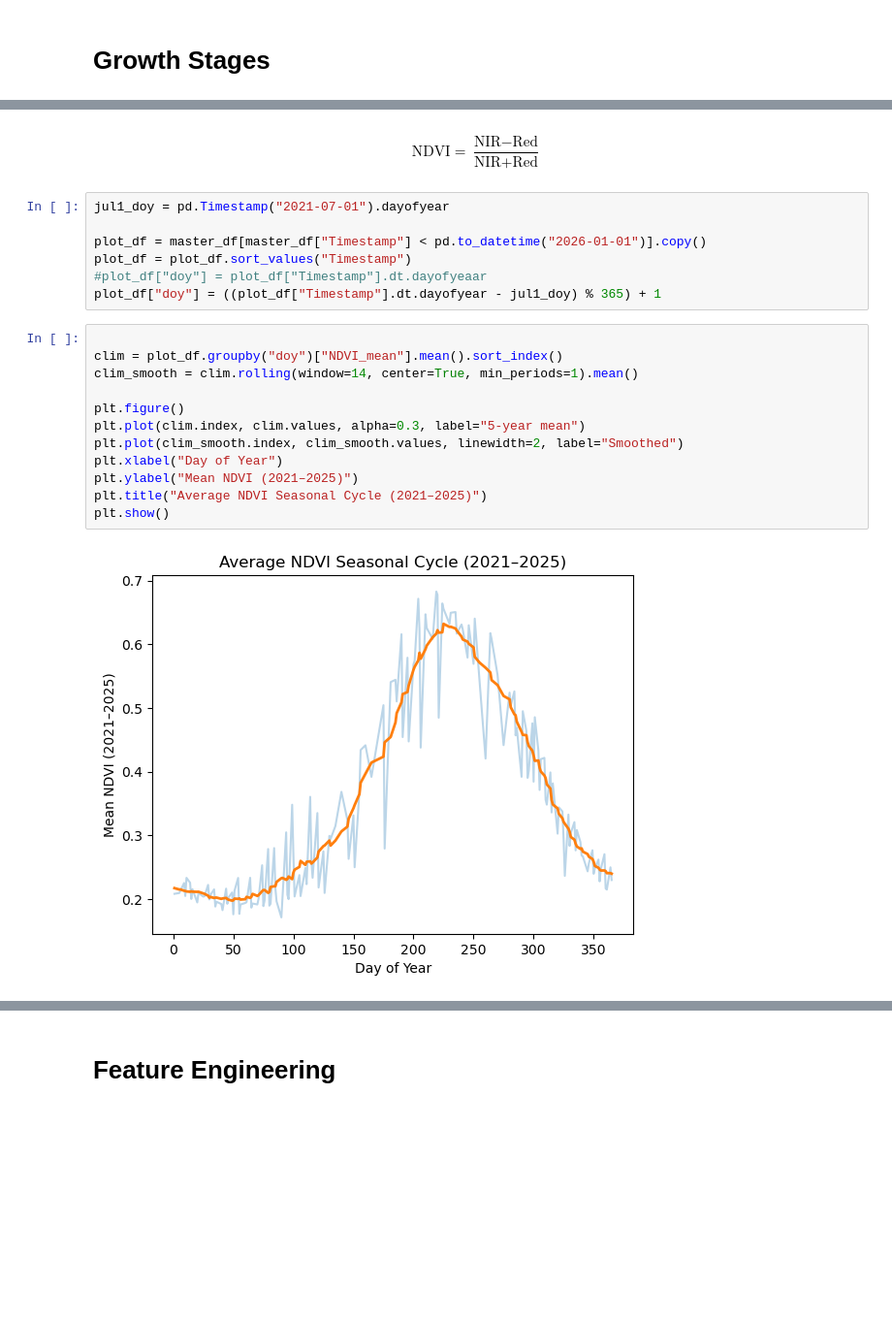
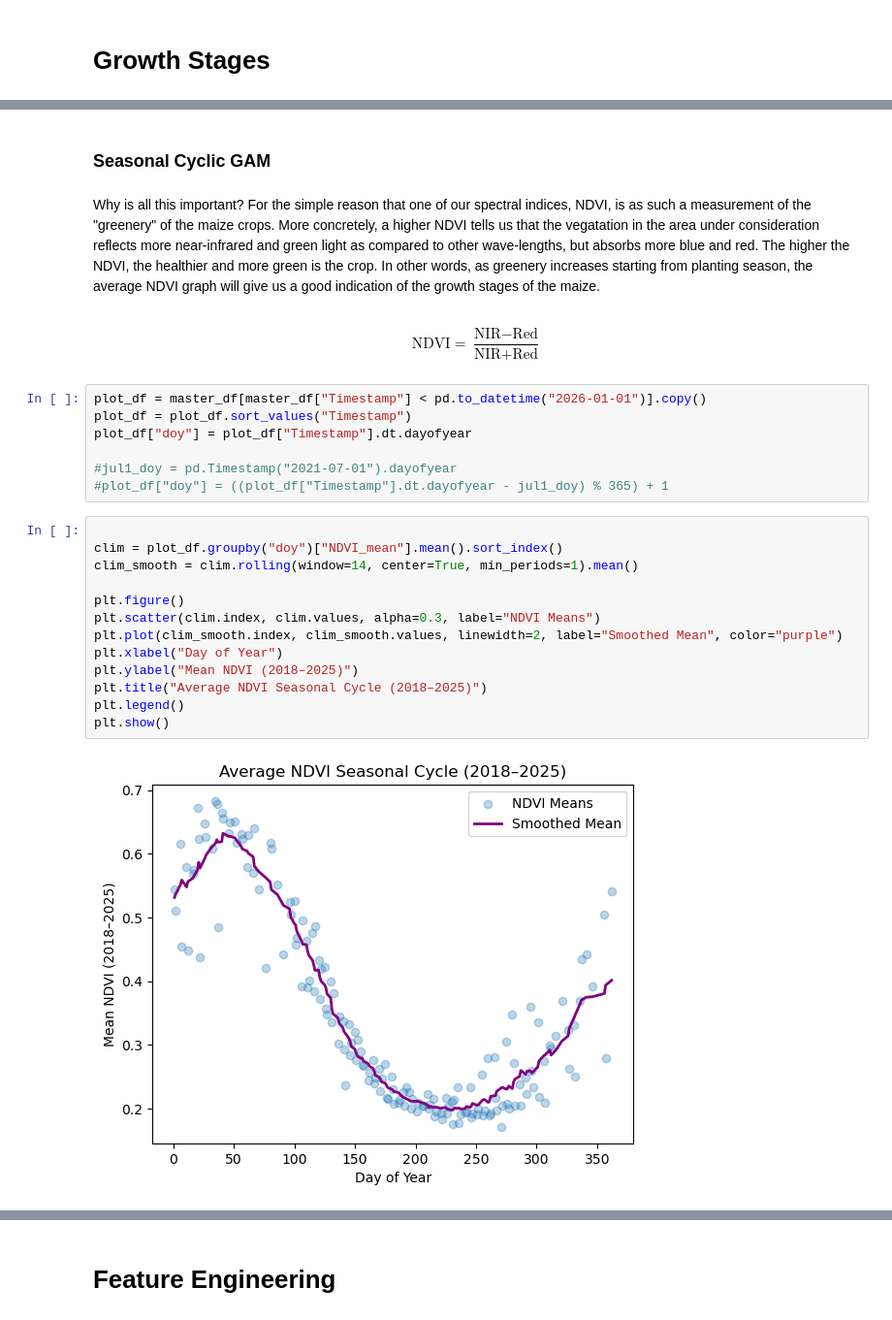
Before and after one commit to asembreek/fieldlens, a Jupyter notebook: notebooks/EDA and Dimensionality Reduction.ipynb, the cells around one changed output, grey strips where cells are left out. Shown at 97% size. Cells and saved outputs as stored; diff of their text form; blank space fills up the shorter version.

```diff
--- a/notebooks/EDA and Dimensionality Reduction.ipynb
+++ b/notebooks/EDA and Dimensionality Reduction.ipynb
@@ -119,23 +116,29 @@ Why is this important? For the simple reason that one of our spectral indices, N
+# %% [markdown]
+### Seasonal Cyclic GAM
+# %% [markdown]
+
+Why is all this important? For the simple reason that one of our spectral indices, NDVI, is as such a measurement of the "greenery" of the maize crops. More concretely, a higher NDVI tells us that the vegatation in the area under consideration reflects more near-infrared and green light as compared to other wave-lengths, but absorbs more blue and red. The higher the NDVI, the healthier and more green is the crop. In other words, as greenery increases starting from planting season, the average NDVI graph will give us a good indication of the growth stages of the maize.
 # %% [markdown]
 $$\text{NDVI}=\frac{\text{NIR} - \text{Red}}{\text{NIR} + \text{Red}}$$
 # %%
-jul1_doy = pd.Timestamp("2021-07-01").dayofyear
-
 plot_df = master_df[master_df["Timestamp"] < pd.to_datetime("2026-01-01")].copy()
 plot_df = plot_df.sort_values("Timestamp")
-#plot_df["doy"] = plot_df["Timestamp"].dt.dayofyeaar
-plot_df["doy"] = ((plot_df["Timestamp"].dt.dayofyear - jul1_doy) % 365) + 1
+plot_df["doy"] = plot_df["Timestamp"].dt.dayofyear
+
+#jul1_doy = pd.Timestamp("2021-07-01").dayofyear
+#plot_df["doy"] = ((plot_df["Timestamp"].dt.dayofyear - jul1_doy) % 365) + 1
 # %%
 
 clim = plot_df.groupby("doy")["NDVI_mean"].mean().sort_index()
 clim_smooth = clim.rolling(window=14, center=True, min_periods=1).mean()
 
 plt.figure()
-plt.plot(clim.index, clim.values, alpha=0.3, label="5-year mean")
-plt.plot(clim_smooth.index, clim_smooth.values, linewidth=2, label="Smoothed")
+plt.scatter(clim.index, clim.values, alpha=0.3, label="NDVI Means")
+plt.plot(clim_smooth.index, clim_smooth.values, linewidth=2, label="Smoothed Mean", color="purple")
 plt.xlabel("Day of Year")
-plt.ylabel("Mean NDVI (2021–2025)")
-plt.title("Average NDVI Seasonal Cycle (2021–2025)")
+plt.ylabel("Mean NDVI (2018–2025)")
+plt.title("Average NDVI Seasonal Cycle (2018–2025)")
+plt.legend()
 plt.show()
 # %% [output]
-[figure, old version]
+[figure, new version]
```
Also changed, not shown: parts of 16 cells of this notebook, 1 other file.
